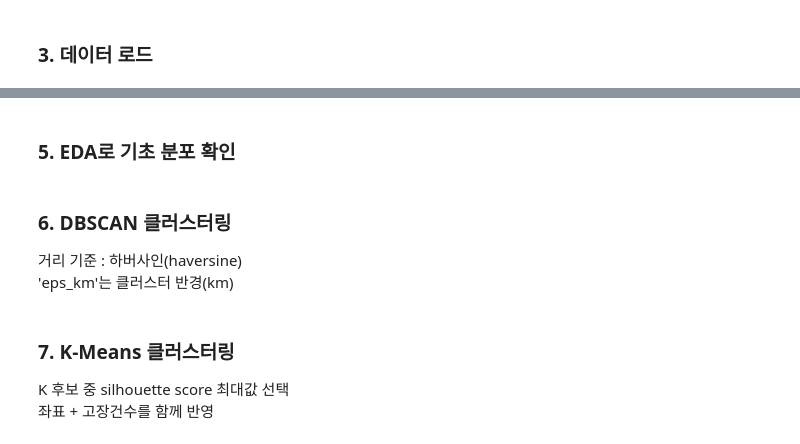
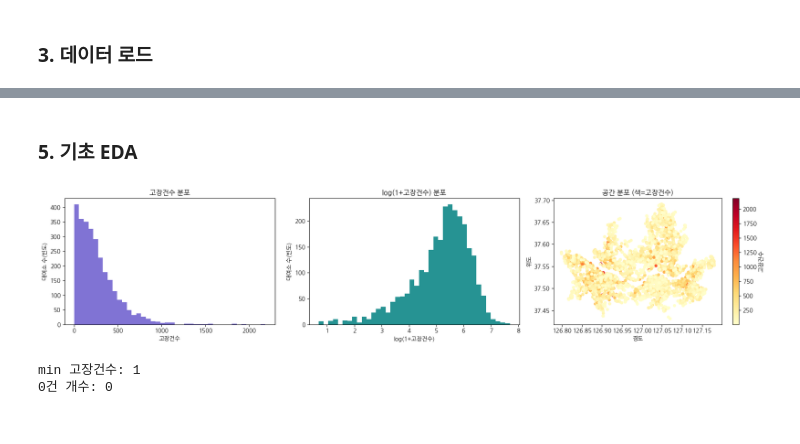
Before and after one commit to Jinx921/26-1_BITAmin_project, a Jupyter notebook: modeling.ipynb, the cells around one changed output, grey strips where cells are left out. Saved outputs shown, nothing was run; the diff lists cells and outputs as text; code cells hidden in the pictures.

```diff
--- a/modeling.ipynb
+++ b/modeling.ipynb
@@ -65,0 +64,18 @@ display(df.head())
+# %%
+def pick_existing(paths):
+    for p in paths:
+        if os.path.exists(p):
+            return p
+    return None
+
+hotspot_path = pick_existing([
+    os.path.join(PROCESSED_DIR, 'station_hotspot_map.parquet'),
+])
+
+assert hotspot_path is not None, '핫스팟 지도 파일이 없습니다. data_merged.ipynb를 먼저 실행하세요.'
+
+hotspot_raw = pd.read_parquet(hotspot_path)
+print('input file:', hotspot_path)
+print('shape:', hotspot_raw.shape)
+print('columns:', hotspot_raw.columns.tolist())
+display(hotspot_raw.head())
@@ -93,2 +144,2 @@ display(work.head())
 # %% [markdown]
-### 5. EDA로 기초 분포 확인
+### 5. 기초 EDA
@@ -107,4 +145,0 @@ print(work['고장건수'].describe())
-# %% [markdown]
-### 6. DBSCAN 클러스터링
-거리 기준 : 하버사인(haversine)
-<br> 'eps_km'는 클러스터 반경(km)
@@ -140,4 +145,0 @@ print(work['cluster_dbscan'].value_counts().head(10))
-# %% [markdown]
-### 7. K-Means 클러스터링
-K 후보 중 silhouette score 최대값 선택
-<br> 좌표 + 고장건수를 함께 반영
@@ -183,0 +146,28 @@ print(work['cluster_kmeans'].value_counts())
+# %%
+fig, axes = plt.subplots(1, 3, figsize=(18, 4))
+
+axes[0].hist(work['고장건수'], bins=40, color='slateblue', alpha=0.85)
+axes[0].set_title('고장건수 분포')
+axes[0].set_xlabel('고장건수')
+axes[0].set_ylabel('대여소 수(빈도)')
+
+axes[1].hist(work['log_고장건수'], bins=40, color='teal', alpha=0.85)
+axes[1].set_title('log(1+고장건수) 분포')
+axes[1].set_xlabel('log(1+고장건수)')
+axes[1].set_ylabel('대여소 수(빈도)')
+
+sc = axes[2].scatter(work['경도'], work['위도'], c=work['고장건수'], cmap='YlOrRd', s=20)
+axes[2].set_title('공간 분포 (색=고장건수)')
+axes[2].set_xlabel('경도')
+axes[2].set_ylabel('위도')
+plt.colorbar(sc, ax=axes[2], label='고장건수')
+
+plt.tight_layout()
+plt.show()
+
+print("min 고장건수:", work['고장건수'].min())
+print("0건 개수:", (work['고장건수'] == 0).sum())
+# %% [output]
+[figure, added]
+min 고장건수: 1
+0건 개수: 0
```
Also changed, not shown: parts of 24 cells of this notebook, 1 other file.
